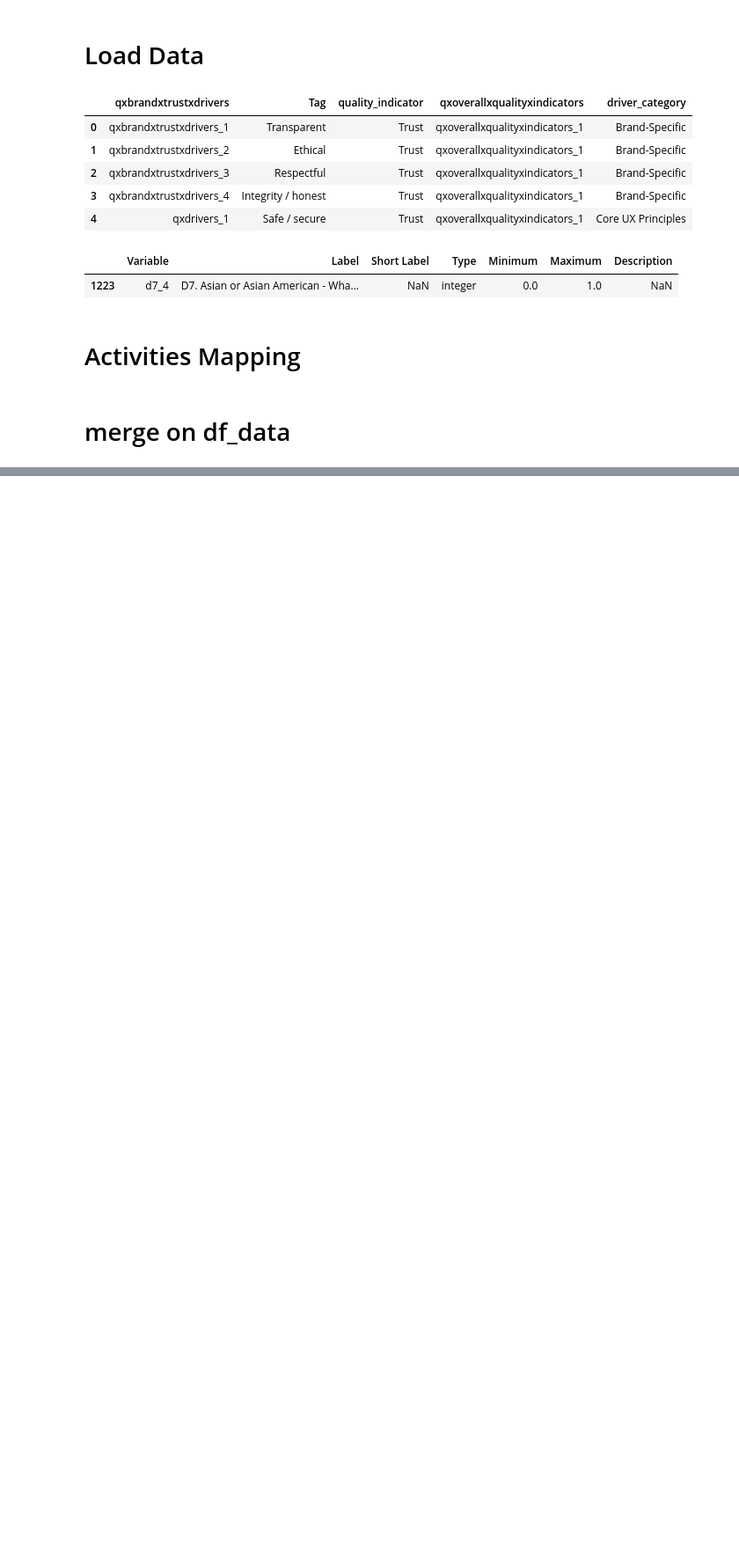
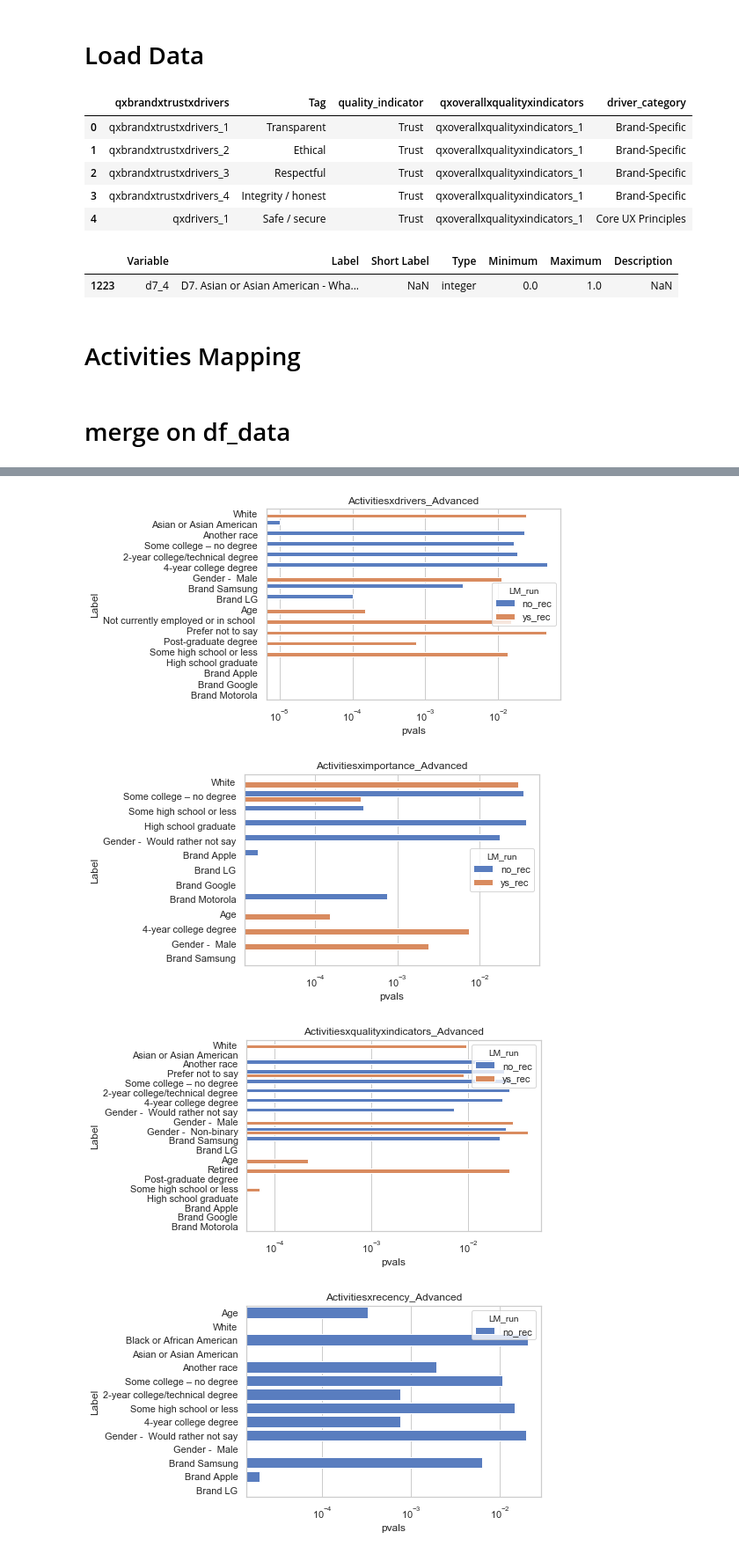
Before and after one commit to liouviaglou/UXi, a Jupyter notebook: notebooks/supervised_1.ipynb, the cells around one changed output, grey strips where cells are left out. Shown at 88% size. Saved outputs shown, nothing was run; the diff lists cells and outputs as text; code cells hidden in the pictures; blank space fills up the shorter version.

```diff
--- a/notebooks/supervised_1.ipynb
+++ b/notebooks/supervised_1.ipynb
@@ -611,0 +228,16 @@ sns.distplot(df_data.UX_Loyalty)
+# %%
+SuperLabels = ['activitiesximportance',
+               'activitiesxquality',
+               'activitiesxsatisfaction',
+               'activitiesxdrivers',
+              'activitiesxrecency']
+
+
+
+SuperList = [[ x for x in df_data.columns if 'qxactivitiesximportance' in x ],
+                [ x for x in df_data.columns if 'qxactivitiesxqualityxindicators' in x ],
+                                 [ x for x in df_data.columns if 'qxactivitiesxsatisfaction' in x ],
+                                 [ x for x in df_data.columns if 'qxactivitiesxdrivers' in x ],
+            [ x for x in df_data.columns if 'qxactivitiesxrecency' in x ]]
+
+pc1_exvr_list, df_data_PC1 = PC1_loop(SuperLabels, SuperList, df_data, df_varmap)
@@ -611,0 +536,13 @@ sns.distplot(df_data.UX_Loyalty)
+# %%
+for i, var in enumerate(np.unique(MSTR_lmresults_FEadv[MSTR_lmresults_FEadv.var_y.str.contains('Advanced')].var_y)):
+    plt.figure(i)
+    ax = sns.barplot(y="Label", x="pvals", hue="LM_run",
+                     data=MSTR_lmresults_FEadv[MSTR_lmresults_FEadv.var_y==var],
+                    palette="muted")
+    ax.set_title(var)
+    ax.set_xscale("log")
+# %% [output]
+[figure, added]
+[figure, added]
+[figure, added]
+[figure, added]
```
Also changed, not shown: parts of 78 cells of this notebook, 1 other file.
